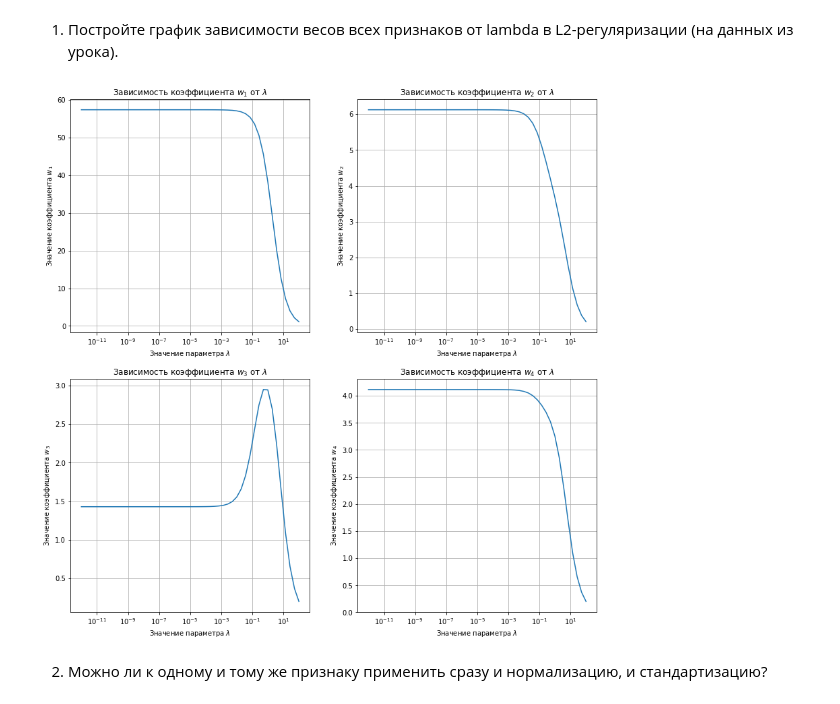
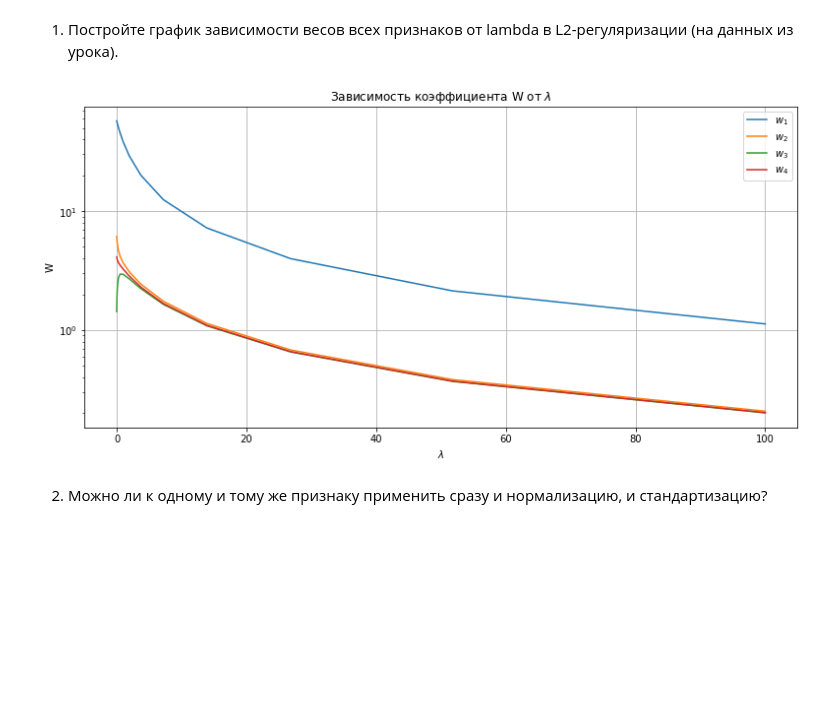
Before and after one commit to GruXsqK/Data_Analysis_Algorithms, a Jupyter notebook: HW_lesson_2.ipynb, the cells around one changed output. Drawn from its saved outputs; the diff is of its cells as text; code cells hidden in the pictures; blank space fills up the shorter version.

```diff
--- a/HW_lesson_2.ipynb
+++ b/HW_lesson_2.ipynb
@@ -195,18 +195,33 @@ W_df = pd.DataFrame(np.array([eval_model_reg2(X_st,
                     index=lambda_array,
                     columns=['w_' + str(itm)for itm in range(1, X_st.shape[0]+1)])
 # %%
-fig, ax = plt.subplots(2, 2)
-fig.set_size_inches(14, 14, forward=True)
+plt.figure(figsize=(13, 6))
+plt.title(r'Зависимость коэффициента W от $\lambda$')
+plt.xlabel(r'$\lambda$')
+plt.ylabel('W')
 
-for ax_i, coef in zip(ax.flatten(), W_df.columns):
-    ax_i.plot(W_df[coef])
-    ax_i.set_title(r'Зависимость коэффициента $' + coef + '$ от $\lambda$')
-    ax_i.set_xscale('log')
-    ax_i.grid()
-    ax_i.set_xlabel(r'Значение параметра $\lambda$')
-    ax_i.set_ylabel('Значение коэффициента ' + r'$' + coef + '$')
+plt.plot(W_df.w_1)
+plt.plot(W_df.w_2)
+plt.plot(W_df.w_3)
+plt.plot(W_df.w_4)
+
+plt.yscale('log')
+plt.legend(labels=[r'$w_1$', r'$w_2$', r'$w_3$', r'$w_4$'])
+plt.grid()
+plt.show()
+
+# fig, ax = plt.subplots(2, 2)
+# fig.set_size_inches(14, 14, forward=True)
+
+# for ax_i, coef in zip(ax.flatten(), W_df.columns):
+#     ax_i.plot(W_df[coef])
+#     ax_i.set_title(r'Зависимость коэффициента $' + coef + '$ от $\lambda$')
+#     ax_i.set_xscale('log')
+#     ax_i.grid()
+#     ax_i.set_xlabel(r'Значение параметра $\lambda$')
+#     ax_i.set_ylabel('Значение коэффициента ' + r'$' + coef + '$')
 # %% [output]
-[figure, old version]
+[figure, new version]
 # %% [markdown]
 2. Можно ли к одному и тому же признаку применить сразу и нормализацию, и стандартизацию?
 # %% [markdown]
```
Also changed, not shown: parts of 4 cells of this notebook.
